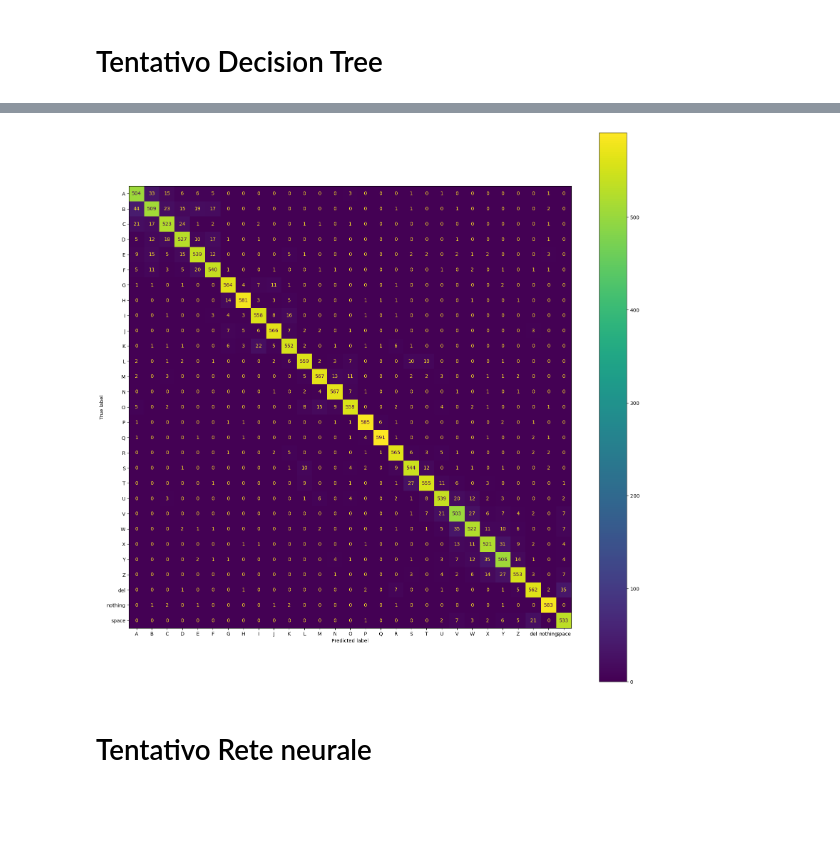
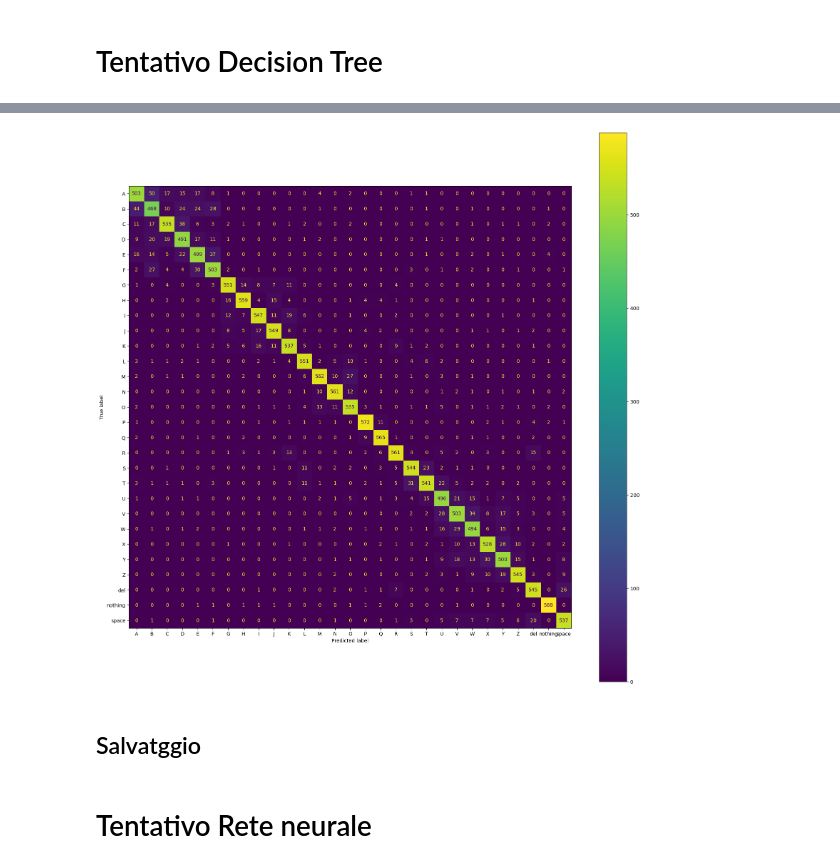
Before and after one commit to SteMor1/ASL_Live_Recognition, a Jupyter notebook: ProgettoML.ipynb, the cells around one changed output, grey strips where cells are left out. Cells and saved outputs as stored; diff of their text form; code cells hidden in the pictures; blank space fills up the shorter version.

```diff
--- a/ProgettoML.ipynb
+++ b/ProgettoML.ipynb
@@ -91,7 +112,7 @@ test_dir = 'dataset/asl_alphabet_test'
 train_dir_2 = "dataset2/Train_Alphabet"
 test_dir_2 = "dataset2/Test_Alphabet"
 # %%
-train_images, train_labels = load_data(train_dir,64,grayscale=False)
+train_images, train_labels = load_data(train_dir,64,grayscale=True)
 # %% [output]
 Caricamento della cartella asl_alphabet_train...
 Caricamento della cartella asl_alphabet_train completato.
@@ -277,3 +300,3 @@ print(f"Accuracy: {accuracy:.2f}")
 # %%
-y_pred = clf.predict(val_images_vectorized)
+y_val_pred = clf.predict(val_images_vectorized)
 # %%
@@ -317,7 +311,9 @@ plt.show()
 # %%
 fig,ax=plt.subplots(figsize=(20, 20))
-conf_matrix = confusion_matrix(y_pred, val_labels)
+conf_matrix = confusion_matrix(y_val_pred, val_labels)
 ConfusionMatrixDisplay(confusion_matrix=conf_matrix,display_labels=sorted(labels)).plot(ax=ax)
 plt.show()
 # %% [output]
-[figure, old version]
+[figure, new version]
+# %% [markdown]
+## Salvatggio
```
Also changed, not shown: parts of 46 cells of this notebook.
